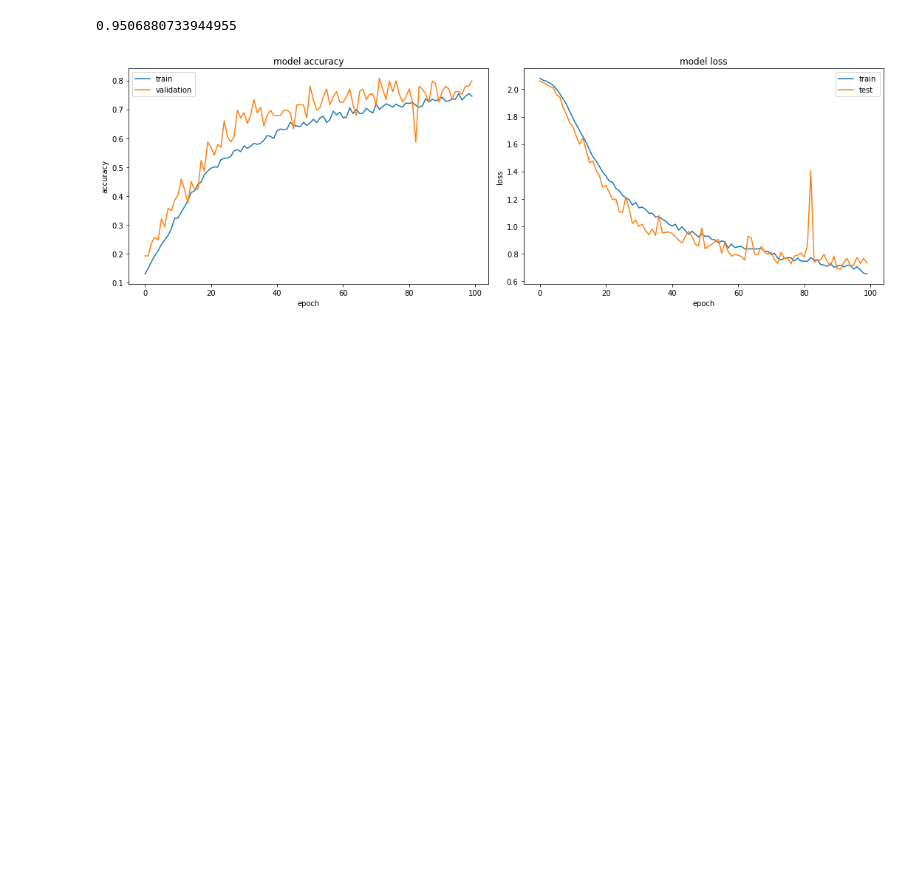
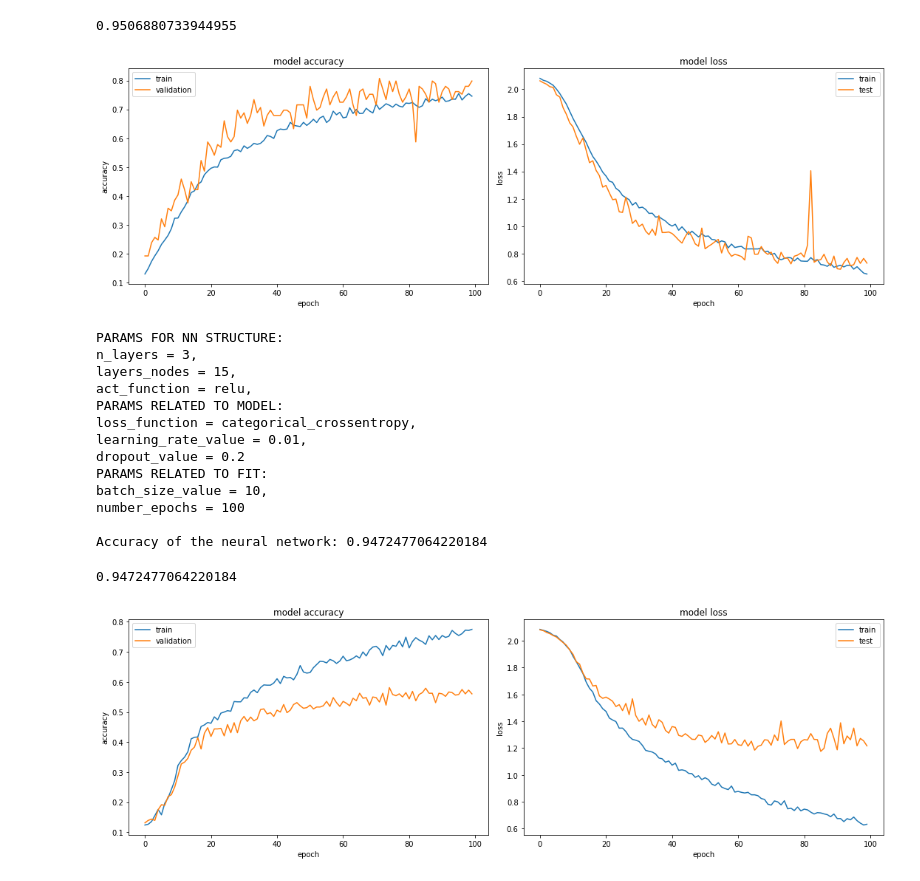
Before and after one commit to pierpaolododorico/speech_recognition_challenge, a Jupyter notebook: NN_models.ipynb, the cells around one changed output. Cells and saved outputs as stored; diff of their text form; code cells hidden in the pictures; blank space fills up the shorter version.

```diff
--- a/NN_models.ipynb
+++ b/NN_models.ipynb
@@ -206,0 +268,22 @@ Accuracy of the neural network: 0.9506880733944955
+# %%
+create_nn(input_dimension = 1024 ,last_layer_nodes = 8, last_layer_function = 'softmax', loss_function = 'categorical_crossentropy', # params for our challenge
+          n_layers = 3, layers_nodes =15, act_function = 'relu', # params for nn structure
+          learning_rate_value = 0.01, dropout_value = 0.2, # params related to model
+          batch_size_value = 10, number_epochs = 100 # params related to fit
+          )
+# %% [output]
+PARAMS FOR NN STRUCTURE:
+n_layers = 3,
+layers_nodes = 15,
+act_function = relu,
+PARAMS RELATED TO MODEL:
+loss_function = categorical_crossentropy,
+learning_rate_value = 0.01,
+dropout_value = 0.2
+PARAMS RELATED TO FIT:
+batch_size_value = 10,
+number_epochs = 100
+
+Accuracy of the neural network: 0.9472477064220184
+0.9472477064220184
+[figure, added]
```
Also changed, not shown: parts of 2 cells of this notebook.
